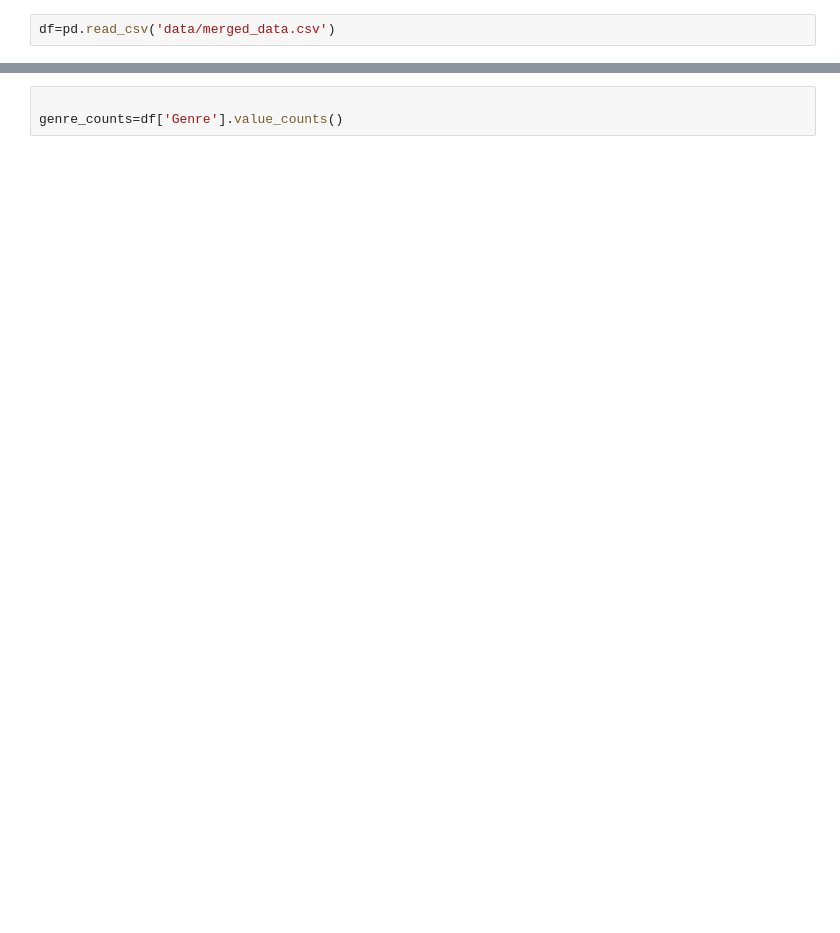
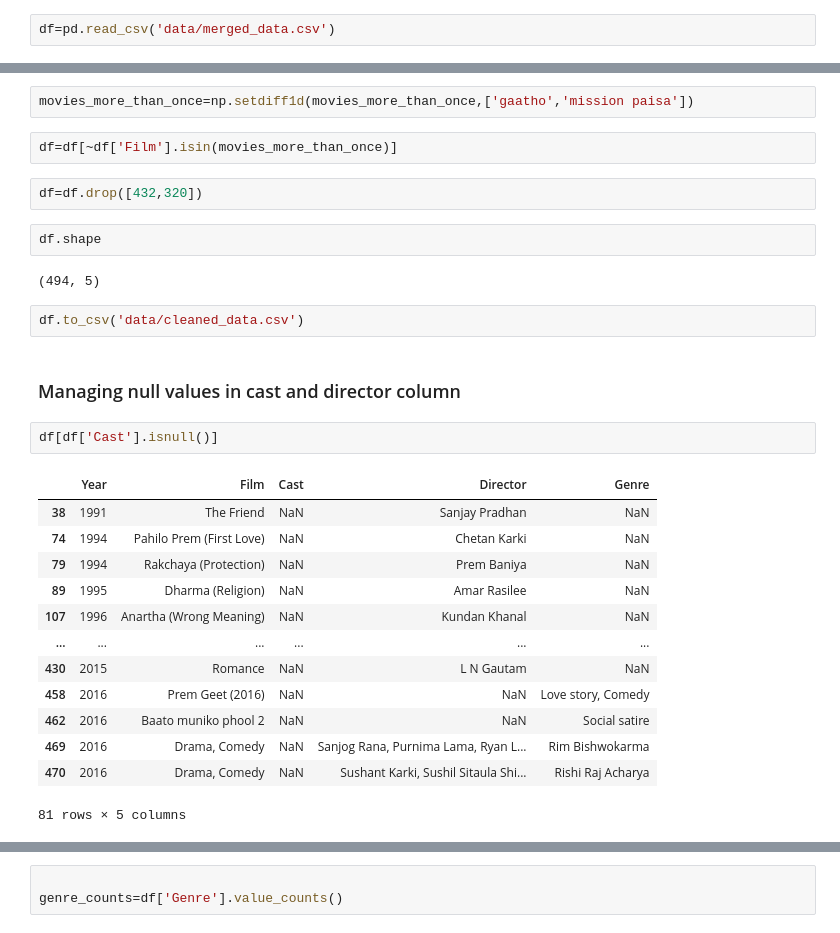
Before and after one commit to Suneel5/Nepali-movie-recomendation-system, a Jupyter notebook: data-cleaning.ipynb, the cells around one changed output, grey strips where cells are left out. Drawn from its saved outputs; the diff is of its cells as text; blank space fills up the shorter version.

```diff
--- a/data-cleaning.ipynb
+++ b/data-cleaning.ipynb
@@ -14,0 +111,30 @@ df.head()
+# %%
+movies_more_than_once=np.setdiff1d(movies_more_than_once,['gaatho','mission paisa'])
+# %%
+df=df[~df['Film'].isin(movies_more_than_once)]
+# %%
+df=df.drop([432,320])
+# %%
+df.shape
+# %% [output]
+(494, 5)
+# %%
+df.to_csv('data/cleaned_data.csv')
+# %% [markdown]
+### Managing null values in cast and director column
+# %%
+df[df['Cast'].isnull()]
+# %% [output]
+|  | Year | Film | Cast | Director | Genre |
+| 38 | 1991 | The Friend | NaN | Sanjay Pradhan | NaN |
+| 74 | 1994 | Pahilo Prem (First Love) | NaN | Chetan Karki | NaN |
+| 79 | 1994 | Rakchaya (Protection) | NaN | Prem Baniya | NaN |
+| 89 | 1995 | Dharma (Religion) | NaN | Amar Rasilee | NaN |
+| 107 | 1996 | Anartha (Wrong Meaning) | NaN | Kundan Khanal | NaN |
+| ... | ... | ... | ... | ... | ... |
+| 430 | 2015 | Romance | NaN | L N Gautam | NaN |
+| 458 | 2016 | Prem Geet (2016) | NaN | NaN | Love story, Comedy |
+| 462 | 2016 | Baato muniko phool 2 | NaN | NaN | Social satire |
+| 469 | 2016 | Drama, Comedy | NaN | Sanjog Rana, Purnima Lama, Ryan L... | Rim Bishwokarma |
+| 470 | 2016 | Drama, Comedy | NaN | Sushant Karki, Sushil Sitaula Shi... | Rishi Raj Acharya |
+81 rows × 5 columns
```
Also changed, not shown: parts of 28 cells of this notebook, 18 other files.
